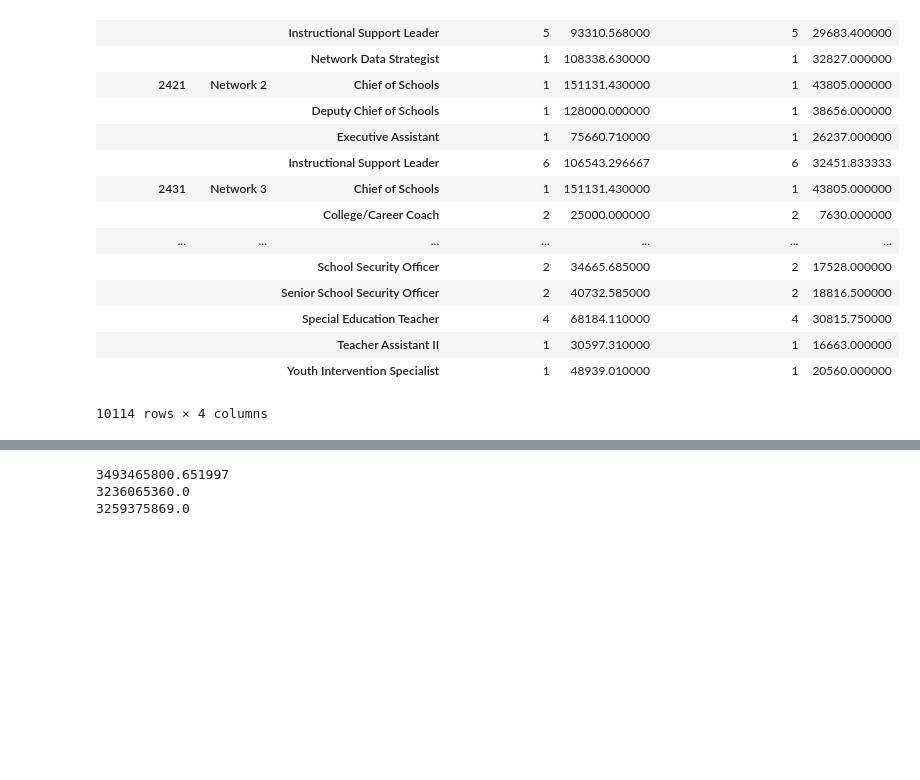
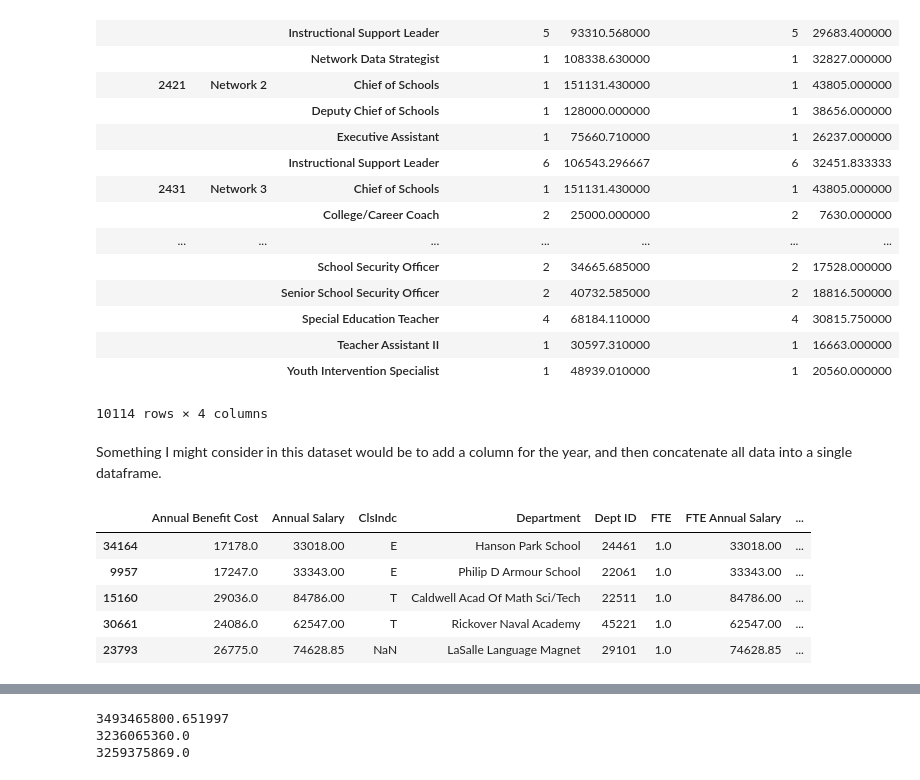
Before and after one commit to ALai57/ChiPy_Spring2018, a Jupyter notebook: CPS/CPS schools.ipynb, the cells around one changed output, grey strips where cells are left out. Cells and saved outputs as stored; diff of their text form; code cells hidden in the pictures; blank space fills up the shorter version.

```diff
--- a/CPS/CPS schools.ipynb
+++ b/CPS/CPS schools.ipynb
@@ -99,3 +135,32 @@ df_2015_12.groupby(['UNIT NUMBER', 'UNIT NAME', 'JOB DESCRIPTION'])['ANNUAL SALA
 |  |  | Teacher Assistant II | 1 | 30597.310000 | 1 | 16663.000000 |
 |  |  | Youth Intervention Specialist | 1 | 48939.010000 | 1 | 20560.000000 |
 10114 rows × 4 columns
+# %% [markdown]
+Something I might consider in this dataset would be to add a column for the year, and then concatenate all data into a single dataframe.
+# %%
+rename_2015_columns = [
+    'Pos #',
+    'Dept ID',
+    'Department',
+    'FTE',
+    'Annual Salary',
+    'FTE Annual Salary',
+    'Annual Benefit Cost',
+    'JobCode',
+    'Job Title',
+    'Name']
+
+all_df = pd.concat([
+    df_2015_12.assign(year=2015).rename(columns=dict(zip(df_2015_12, rename_2015_columns))),
+    df_2016_12.assign(year=2016),
+    df_2017_12.assign(year=2017),
+])
+
+display(all_df.sample(5))
+# %% [output]
+|  | Annual Benefit Cost | Annual Salary | ClsIndc | Department | Dept ID | FTE | FTE Annual Salary | ... |
+| 34164 | 17178.0 | 33018.00 | E | Hanson Park School | 24461 | 1.0 | 33018.00 | ... |
+| 9957 | 17247.0 | 33343.00 | E | Philip D Armour School | 22061 | 1.0 | 33343.00 | ... |
+| 15160 | 29036.0 | 84786.00 | T | Caldwell Acad Of Math Sci/Tech | 22511 | 1.0 | 84786.00 | ... |
+| 30661 | 24086.0 | 62547.00 | T | Rickover Naval Academy | 45221 | 1.0 | 62547.00 | ... |
+| 23793 | 26775.0 | 74628.85 | NaN | LaSalle Language Magnet | 29101 | 1.0 | 74628.85 | ... |
```
Also changed, not shown: parts of 8 cells of this notebook.
